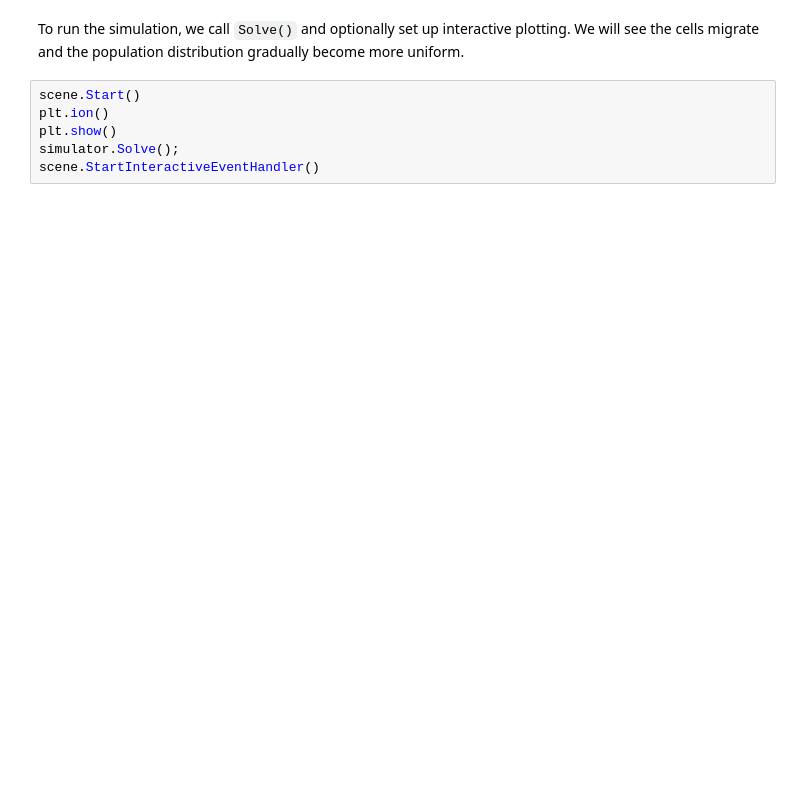
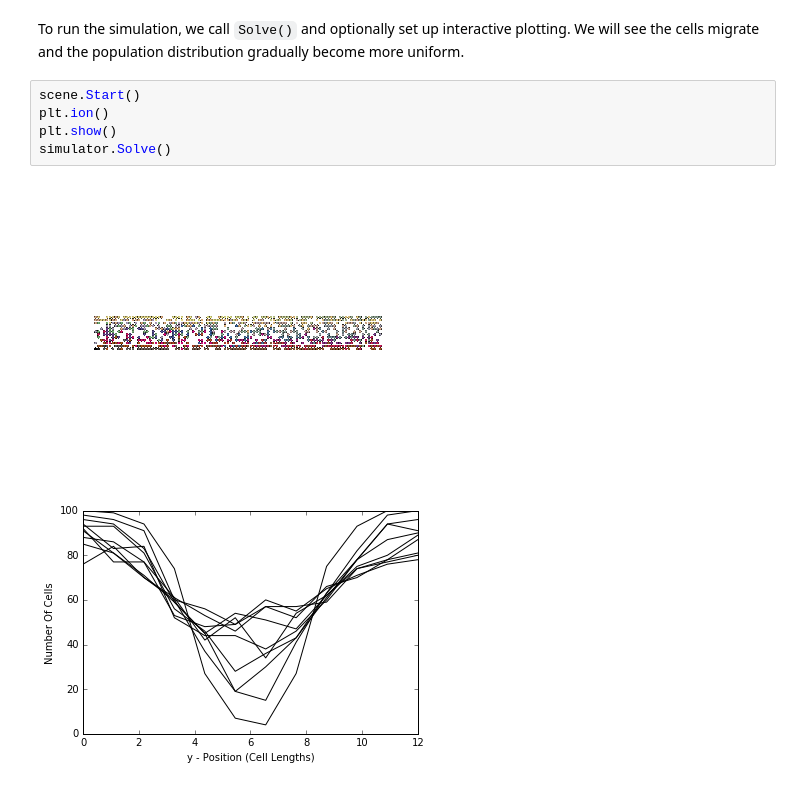
Before and after one commit to jmsgrogan/PyChaste, a Jupyter notebook: doc/tutorials/TestScratchAssayTutorial.ipynb, the cells around one changed output. Drawn from its saved outputs; the diff is of its cells as text; blank space fills up the shorter version.

```diff
--- a/doc/tutorials/TestScratchAssayTutorial.ipynb
+++ b/doc/tutorials/TestScratchAssayTutorial.ipynb
@@ -158,6 +186,8 @@ migrate and the population distribution gradually become more uniform.
 # %%
 scene.Start()
 plt.ion()
 plt.show()
-simulator.Solve();
-scene.StartInteractiveEventHandler()
+simulator.Solve()
+# %% [output]
+[figure, added]
+[figure, added]
```
Also changed, not shown: parts of 7 cells of this notebook, 12 other files.
